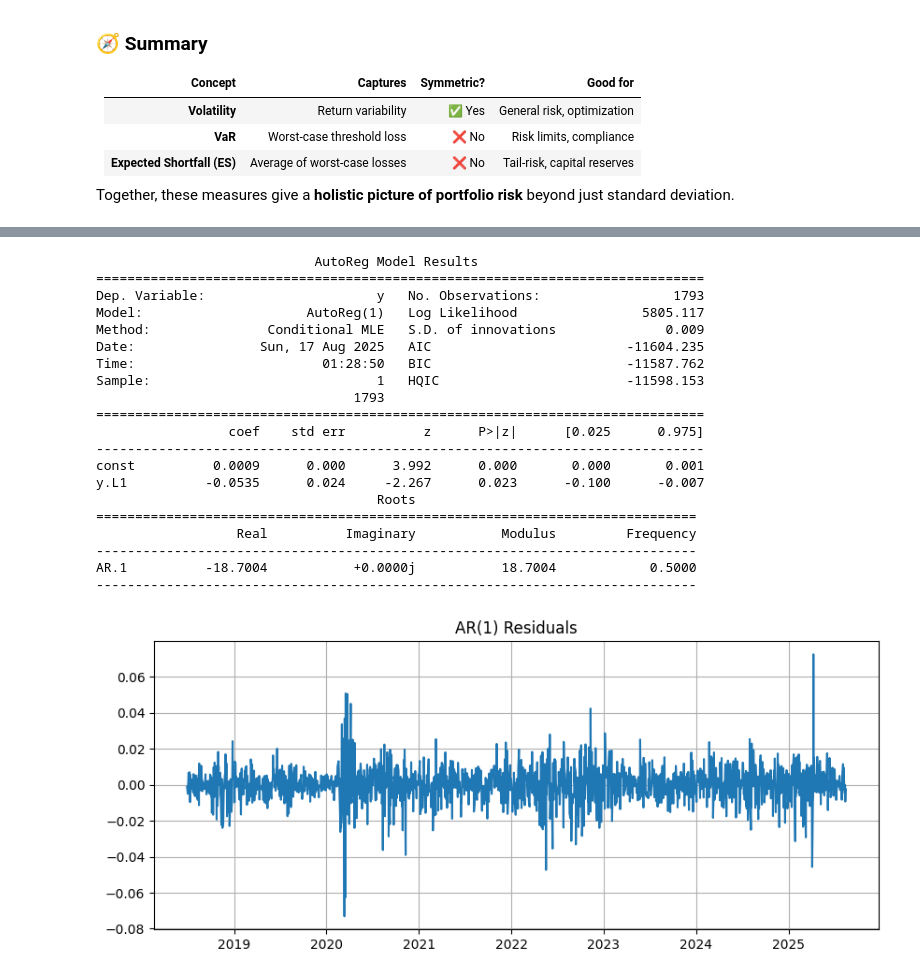
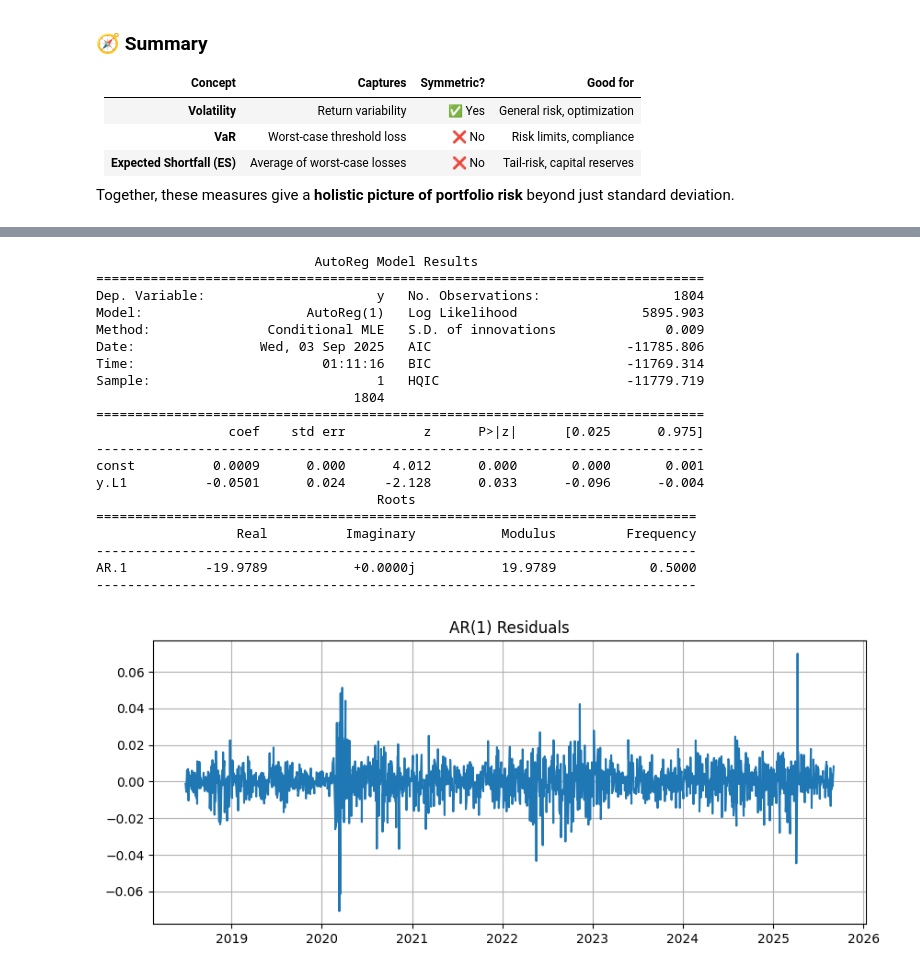
Before and after one commit to lonespear/MA206, a Jupyter notebook: QuantitativeFinance.ipynb, the cells around one changed output, grey strips where cells are left out. Saved outputs shown, nothing was run; the diff lists cells and outputs as text; code cells hidden in the pictures.

```diff
--- a/QuantitativeFinance.ipynb
+++ b/QuantitativeFinance.ipynb
@@ -532,6 +533,8 @@ portfolio_1 = [
 portfolio_2 = ["SPY", "QQQ", "IAU", "GOVT", "VNQ", "VTI"]
 results = run_mpt_analysis(portfolio_1, rf=0.043, allow_short=False)
 
+rets = results["rets"]
+
 w_tan = results["tangency"]["weights"]
 mu = results["tangency"]["mu"]
 Sigma = results["tangency"]["Sigma"]
@@ -622,3 +625,38 @@ print(f"Sharpe Ratio: {sr_tan:.2f}")
 Expected Annual Return (μ): 0.209
 Volatility (σ): 0.146
 Sharpe Ratio: 1.14
+# %%
+from scipy.stats import norm, t, gaussian_kde, genpareto
+# Tangency portfolio daily returns (already log returns)
+log_returns = (rets @ w_tan).dropna()
+
+# Fit a Student-t distribution
+df_t, mu_t, sigma_t = t.fit(log_returns)
+
+# Compare fitted t vs normal
+x = np.linspace(log_returns.min(), log_returns.max(), 500)
+pdf_t = t.pdf(x, df_t, loc=mu_t, scale=sigma_t)
+pdf_n = norm.pdf(x, loc=log_returns.mean(), scale=log_returns.std())
+
+# Time series
+plt.figure(figsize=(12, 4))
+plt.plot(log_returns.index, log_returns, color='steelblue')
+plt.axhline(0, color='black', linewidth=0.5, linestyle='--')
+plt.title("Tangency Portfolio Daily Log-Returns")
+plt.xlabel("Date")
+plt.ylabel("Log Return")
+plt.grid(True)
+plt.tight_layout()
+plt.show()
+
+# Histogram vs fitted distributions
+plt.figure(figsize=(10, 5))
+plt.hist(log_returns, bins=60, density=True, alpha=0.6, color='skyblue', label='Empirical')
+plt.plot(x, pdf_t, 'r-', label=f"t-Distribution (df={df_t:.1f})")
+plt.plot(x, pdf_n, 'k--', label="Normal Distribution")
+plt.title("Tangency Portfolio Log-Returns with Fitted Distributions")
+plt.xlabel("Log Return")
+plt.ylabel("Density")
+plt.legend()
+plt.grid(True)
+plt.show()
@@ -1195,33 +855,33 @@ port_rets.index = pd.to_datetime(port_rets.index)
 # %%
-model_ar = AutoReg(port_rets, lags=1)
+model_ar = AutoReg(log_returns, lags=1)
 res_ar = model_ar.fit()
 print(res_ar.summary())
 
 # Plot residuals
 resid = res_ar.resid
 plt.figure(figsize=(10,4))
 plt.plot(resid)
 plt.title("AR(1) Residuals"); plt.grid(True)
 plt.show()
 # %% [output]
                             AutoReg Model Results
 ==============================================================================
-Dep. Variable:                      y   No. Observations:                 1793
-Model:                     AutoReg(1)   Log Likelihood                5805.117
+Dep. Variable:                      y   No. Observations:                 1804
+Model:                     AutoReg(1)   Log Likelihood                5895.903
 Method:               Conditional MLE   S.D. of innovations              0.009
-Date:                Sun, 17 Aug 2025   AIC                         -11604.235
-Time:                        01:28:50   BIC                         -11587.762
-Sample:                             1   HQIC                        -11598.153
-                                 1793
+Date:                Wed, 03 Sep 2025   AIC                         -11785.806
+Time:                        01:11:16   BIC                         -11769.314
+Sample:                             1   HQIC                        -11779.719
+                                 1804
 ==============================================================================
                  coef    std err          z      P>|z|      [0.025      0.975]
 ------------------------------------------------------------------------------
-const          0.0009      0.000      3.992      0.000       0.000       0.001
-y.L1          -0.0535      0.024     -2.267      0.023      -0.100      -0.007
+const          0.0009      0.000      4.012      0.000       0.000       0.001
+y.L1          -0.0501      0.024     -2.128      0.033      -0.096      -0.004
                                     Roots
 =============================================================================
                   Real          Imaginary           Modulus         Frequency
 -----------------------------------------------------------------------------
-AR.1          -18.7004           +0.0000j           18.7004            0.5000
+AR.1          -19.9789           +0.0000j           19.9789            0.5000
 -----------------------------------------------------------------------------
-[figure, old version]
+[figure, new version]
```
Also changed, not shown: parts of 26 cells of this notebook.
